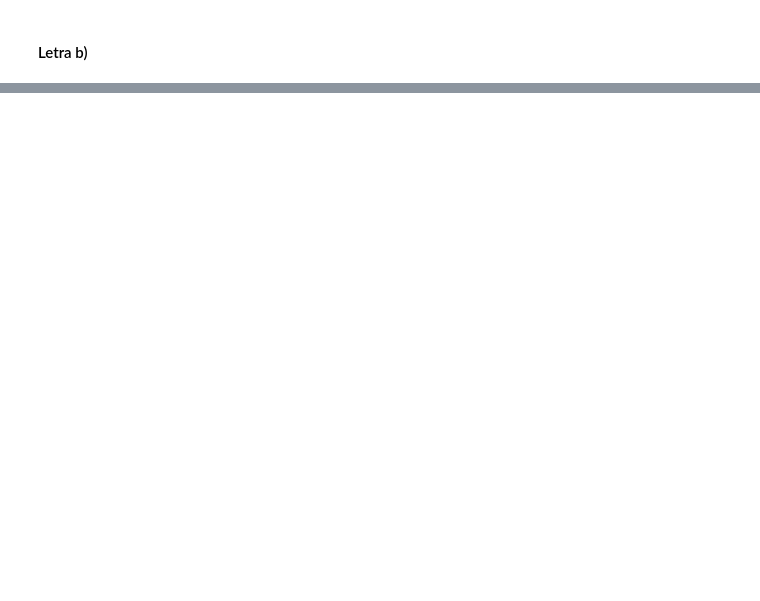
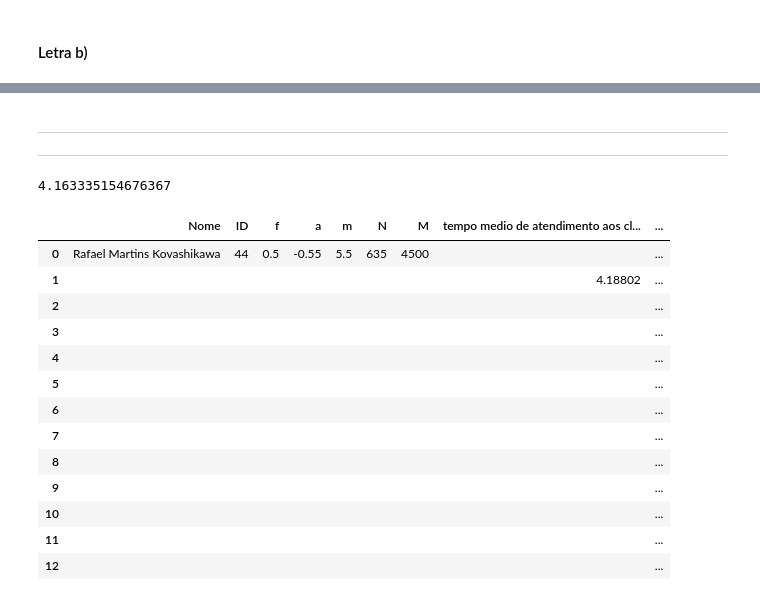
Before and after one commit to kovashikawa/Trabalho-sobre-Simulacao, a Jupyter notebook: Trabalho sobre Simulação - Rafael Kovashikawa.ipynb, the cells around one changed output, grey strips where cells are left out. Drawn from its saved outputs; the diff is of its cells as text; code cells hidden in the pictures; blank space fills up the shorter version.

```diff
--- a/Trabalho sobre Simulação - Rafael Kovashikawa.ipynb
+++ b/Trabalho sobre Simulação - Rafael Kovashikawa.ipynb
@@ -448,7 +448,9 @@ simulacao
 # %%
 # letra c)
 
-print('tempo medio de atendimento aos cliente:\n\n E(A) = (0.5)EY + (0.5)EZ \n\n = (0.5)(2.620689655 + 5.5) \n\n = 4.060344828')
+EA = (0.5)*(5.5 + simulacao['Tempo de Espera'].mean())
+
+print('tempo medio de atendimento aos cliente:\n\n E(A) = (0.5)EY + (0.5)EZ \n\n = {}'.format(EA))
 
 simulacao['Tempo de Serviço'].describe()
 # %% [output]
@@ -698,0 +700,48 @@ Então,
+# %% [markdown]
+---
+---
+# %%
+simulacao['Tempo de Serviço'].std()
+# %% [output]
+4.163335154676367
+# %%
+#questao 1
+respostas = Rafael.append({'tempo medio de atendimento aos cliente:': EA}, ignore_index=True)
+
+respostas = respostas.append({'Desvio-Padrão do Tempo de Serviço:': simulacao['Tempo de Serviço'].std()}, ignore_index=True)
+
+respostas = respostas.append({'Média do Tempo de Espera:': simulacao['Tempo de Espera'].mean()}, ignore_index=True)
+
+respostas = respostas.append({'Desvio-Padrão do Tempo de Espera:': simulacao['Tempo de Espera'].std()}, ignore_index=True)
+
+respostas = respostas.append({'fracao de clientes que esperam: ': clientes_esperando/10000}, ignore_index=True)
+
+respostas = respostas.append({'fracao de clientes que esperam 3 minutos ou mais: ': clientes_esperando3/10000}, ignore_index=True)
+
+respostas = respostas.append({'Fração de Tempo Ocioso do atendente': sum(ocioso)/fim[-1]}, ignore_index=True)
+
+# questao 2
+respostas = respostas.append({'A média de figurinhas na simulação é': media_hat}, ignore_index=True)
+respostas = respostas.append({'A média de figurinhas na teoria é': media}, ignore_index=True)
+
+respostas = respostas.append({'O desvio-padrao de figurinhas na simulação é': std_hat}, ignore_index=True)
+respostas = respostas.append({'O desvio-padrao de figurinhas na teoria é': std}, ignore_index=True)
+
+respostas = respostas.append({'P(No. fig>M):': favoravel/100}, ignore_index=True)
+
+respostas.fillna('')
+# %% [output]
+|  | Nome | ID | f | a | m | N | M | tempo medio de atendimento aos cl... | ... |
+| 0 | Rafael Martins Kovashikawa | 44 | 0.5 | -0.55 | 5.5 | 635 | 4500 |  | ... |
+| 1 |  |  |  |  |  |  |  | 4.18802 | ... |
+| 2 |  |  |  |  |  |  |  |  | ... |
+| 3 |  |  |  |  |  |  |  |  | ... |
+| 4 |  |  |  |  |  |  |  |  | ... |
+| 5 |  |  |  |  |  |  |  |  | ... |
+| 6 |  |  |  |  |  |  |  |  | ... |
+| 7 |  |  |  |  |  |  |  |  | ... |
+| 8 |  |  |  |  |  |  |  |  | ... |
+| 9 |  |  |  |  |  |  |  |  | ... |
+| 10 |  |  |  |  |  |  |  |  | ... |
+| 11 |  |  |  |  |  |  |  |  | ... |
+| 12 |  |  |  |  |  |  |  |  | ... |
```
Also changed, not shown: parts of 21 cells of this notebook, 1 other file.
